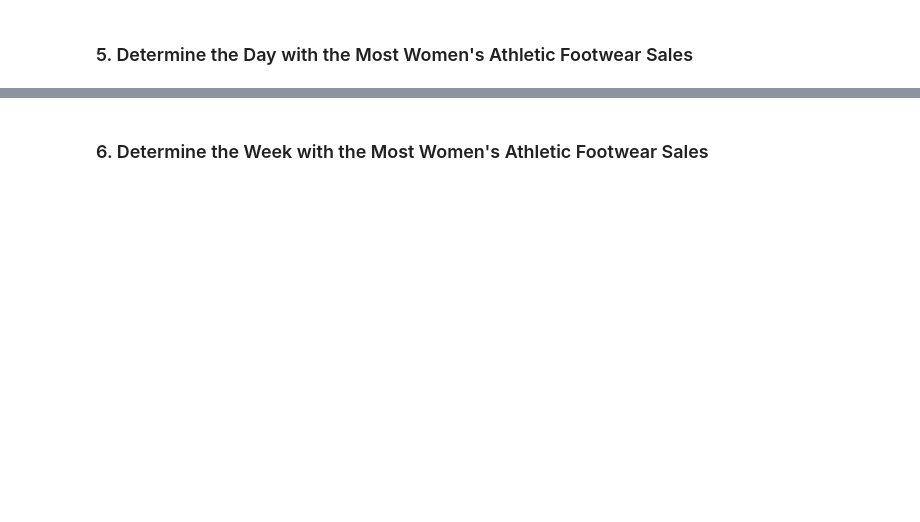
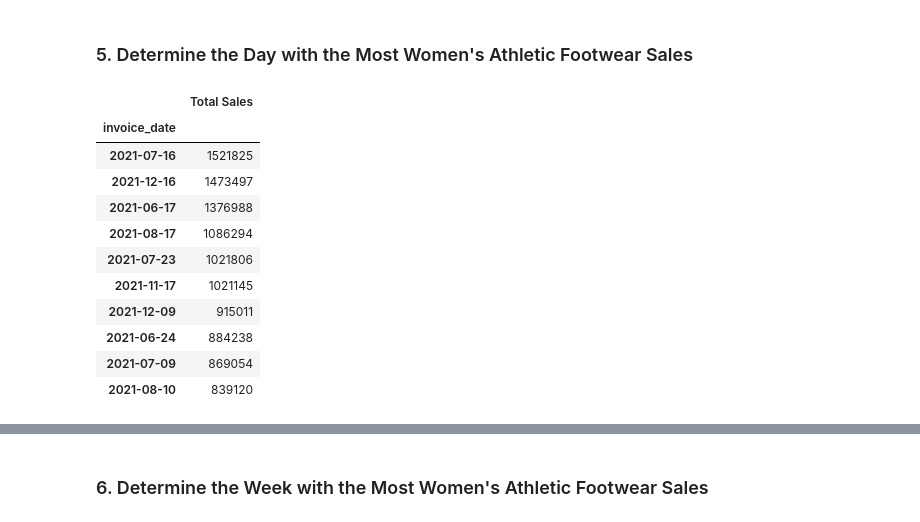
Before and after one commit to jaidevkler/Athletic-Sales-Analysis, a Jupyter notebook: athletic_sales_analysis_starter_code.ipynb, the cells around one changed output, grey strips where cells are left out. Saved outputs shown, nothing was run; the diff lists cells and outputs as text; code cells hidden in the pictures; blank space fills up the shorter version.

Commit message:
Modified README and athletic_sales_analysis file

```diff
--- a/athletic_sales_analysis_starter_code.ipynb
+++ b/athletic_sales_analysis_starter_code.ipynb
@@ -83,7 +83,8 @@ dtype: object
 # %%
 # Combine the 2020 and 2021 sales DataFrames on the rows and reset the index.
 sales_2020_2021_df = pd\
-                .concat([sales_2020_df,sales_2021_df], axis='rows', join='inner')\
+                .concat([sales_2020_df,sales_2021_df],
+                        axis='rows', join='inner')\
                 .reset_index(drop=True)
 sales_2020_2021_df.head()
 # %% [output]
@@ -271,8 +292,8 @@ grouped_retailer_sales_df.head()
 ### 5. Determine which Retailer Sold the Most Women's Athletic Footwear
 # %%
 # Filter the sales data to get the women's athletic footwear sales data.
-womens_sales_df = sales_2020_2021_df\
-                    [sales_2020_2021_df['product'].str.contains("Women's Athletic Footwear")]
+womens_sales_df = sales_2020_2021_df[sales_2020_2021_df['product']\
+                                     .str.contains("Women's Athletic Footwear")].copy()
 womens_sales_df.head()
 # %% [output]
 |  | retailer | retailer_id | invoice_date | region | state | city | product | price_per_unit | units_sold | ... |
@@ -315,11 +348,28 @@ grouped_womens_retailer_df.head()
 ### 5. Determine the Day with the Most Women's Athletic Footwear Sales
 # %%
 # Create a pivot table with the 'invoice_date' column is the index, and the "total_sales" as the values.
-
-
 # Optional: Rename the "total_sales" column to "Total Sales"
-
+pivot_invoice_df = pd.pivot_table(womens_sales_df,
+                                 index='invoice_date',
+                                 values='total_sales',
+                                 aggfunc='sum')\
+                        .rename(columns={'total_sales': 'Total Sales'})\
+                        .sort_values('Total Sales', ascending=False)
 
 # Show the table.
+pivot_invoice_df.head(10)
+# %% [output]
+|  | Total Sales |
+| invoice_date |  |
+| 2021-07-16 | 1521825 |
+| 2021-12-16 | 1473497 |
+| 2021-06-17 | 1376988 |
+| 2021-08-17 | 1086294 |
+| 2021-07-23 | 1021806 |
+| 2021-11-17 | 1021145 |
+| 2021-12-09 | 915011 |
+| 2021-06-24 | 884238 |
+| 2021-07-09 | 869054 |
+| 2021-08-10 | 839120 |
 # %%
 # Resample the pivot table into daily bins, and get the total sales for each day.
```
Also changed, not shown: parts of 12 cells of this notebook, 2 other files.
